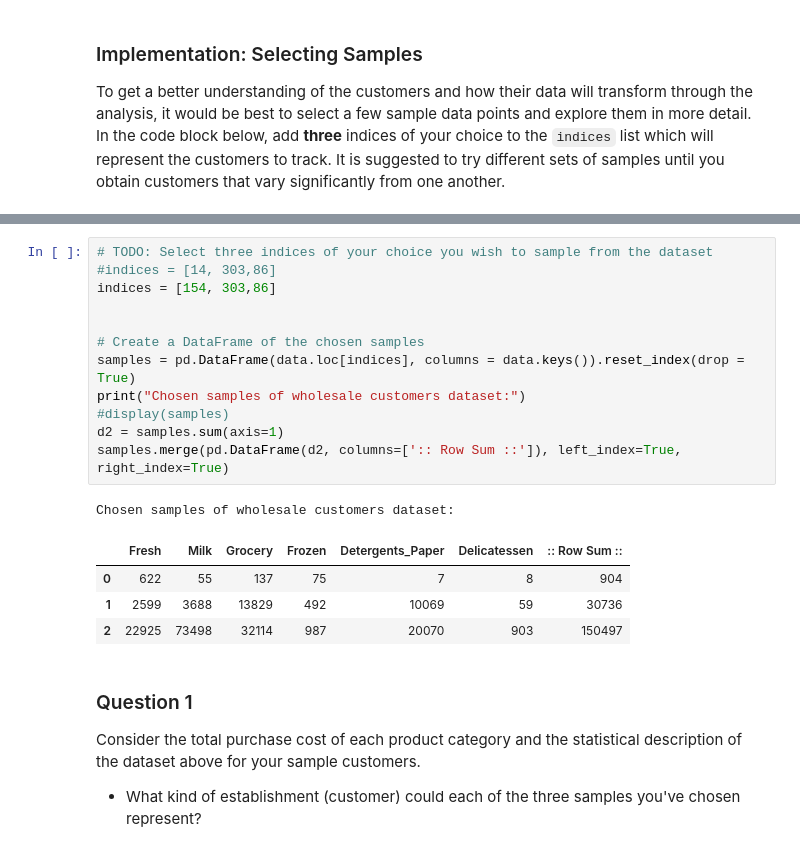
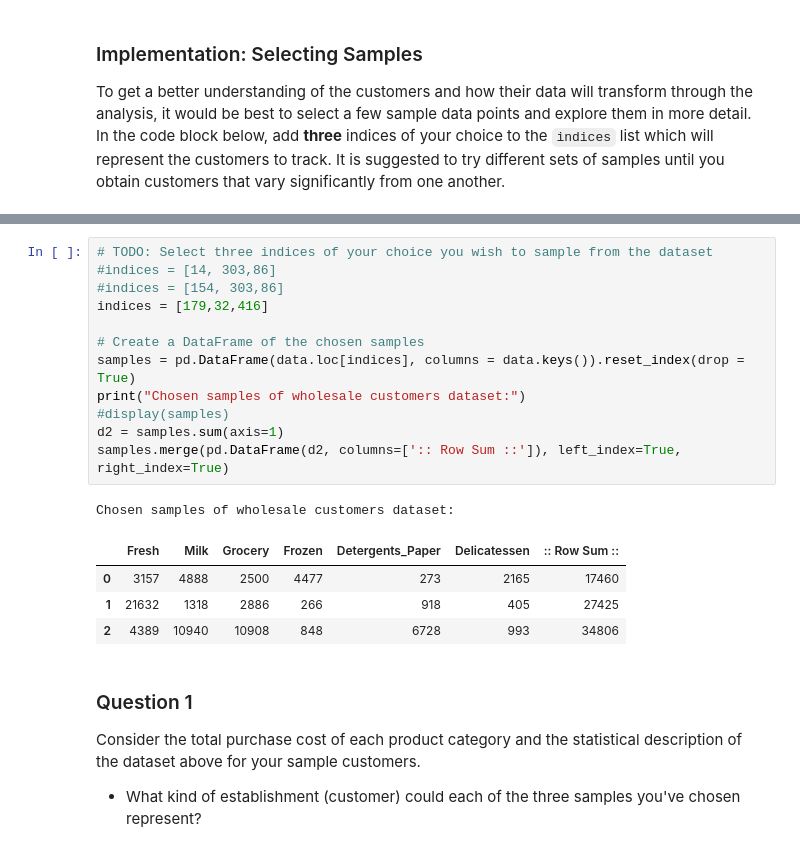
Before and after one commit to aberenyi73/machine-learning, a Jupyter notebook: projects/customer_segments/customer_segments.ipynb, the cells around one changed output, grey strips where cells are left out. Drawn from its saved outputs; the diff is of its cells as text.

```diff
--- a/projects/customer_segments/customer_segments.ipynb
+++ b/projects/customer_segments/customer_segments.ipynb
@@ -136,21 +148,21 @@ display(pd.DataFrame(sums_cat, columns=['Sum of Spending per category'])
 # %%
 # TODO: Select three indices of your choice you wish to sample from the dataset
 #indices = [14, 303,86]
-indices = [154, 303,86]
-
+#indices = [154, 303,86]
+indices = [179,32,416]
 
 # Create a DataFrame of the chosen samples
 samples = pd.DataFrame(data.loc[indices], columns = data.keys()).reset_index(drop = True)
 print("Chosen samples of wholesale customers dataset:")
 #display(samples)
 d2 = samples.sum(axis=1)
 samples.merge(pd.DataFrame(d2, columns=[':: Row Sum ::']), left_index=True, right_index=True)
 # %% [output]
 Chosen samples of wholesale customers dataset:
 |  | Fresh | Milk | Grocery | Frozen | Detergents_Paper | Delicatessen | :: Row Sum :: |
-| 0 | 622 | 55 | 137 | 75 | 7 | 8 | 904 |
-| 1 | 2599 | 3688 | 13829 | 492 | 10069 | 59 | 30736 |
-| 2 | 22925 | 73498 | 32114 | 987 | 20070 | 903 | 150497 |
+| 0 | 3157 | 4888 | 2500 | 4477 | 273 | 2165 | 17460 |
+| 1 | 21632 | 1318 | 2886 | 266 | 918 | 405 | 27425 |
+| 2 | 4389 | 10940 | 10908 | 848 | 6728 | 993 | 34806 |
 # %% [markdown]
 ### Question 1
 Consider the total purchase cost of each product category and the statistical description of the dataset above for your sample customers.
```
Also changed, not shown: parts of 37 cells of this notebook, 3 other files.
